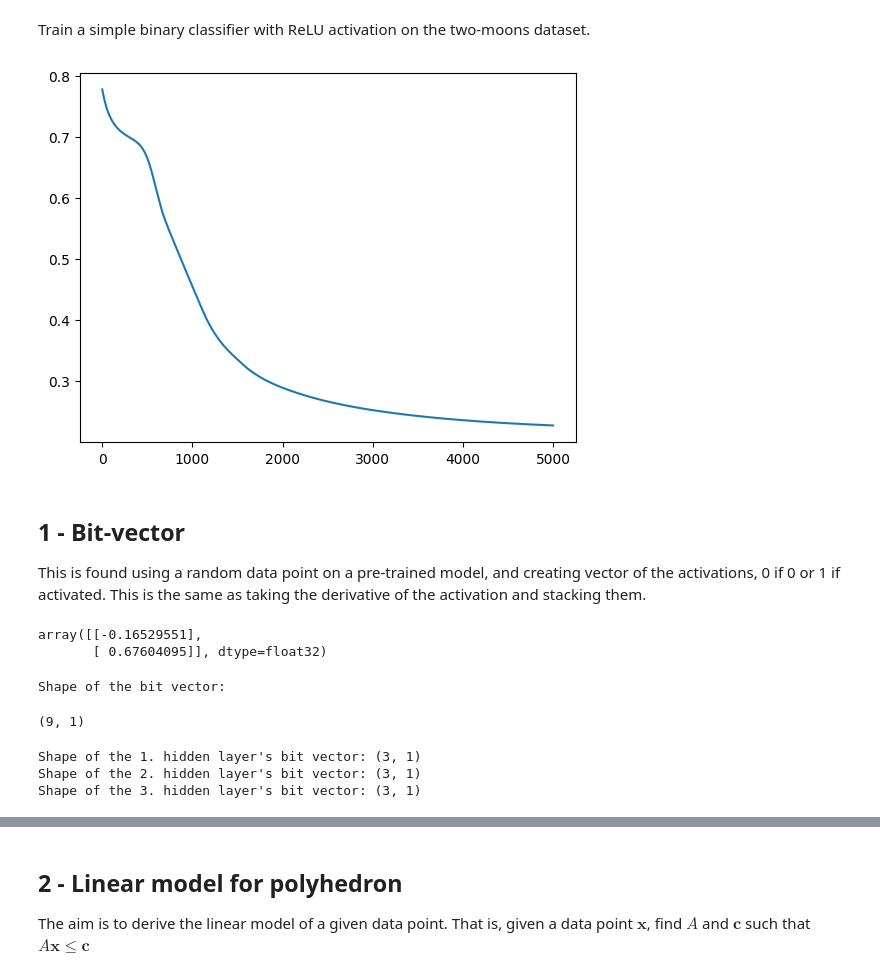
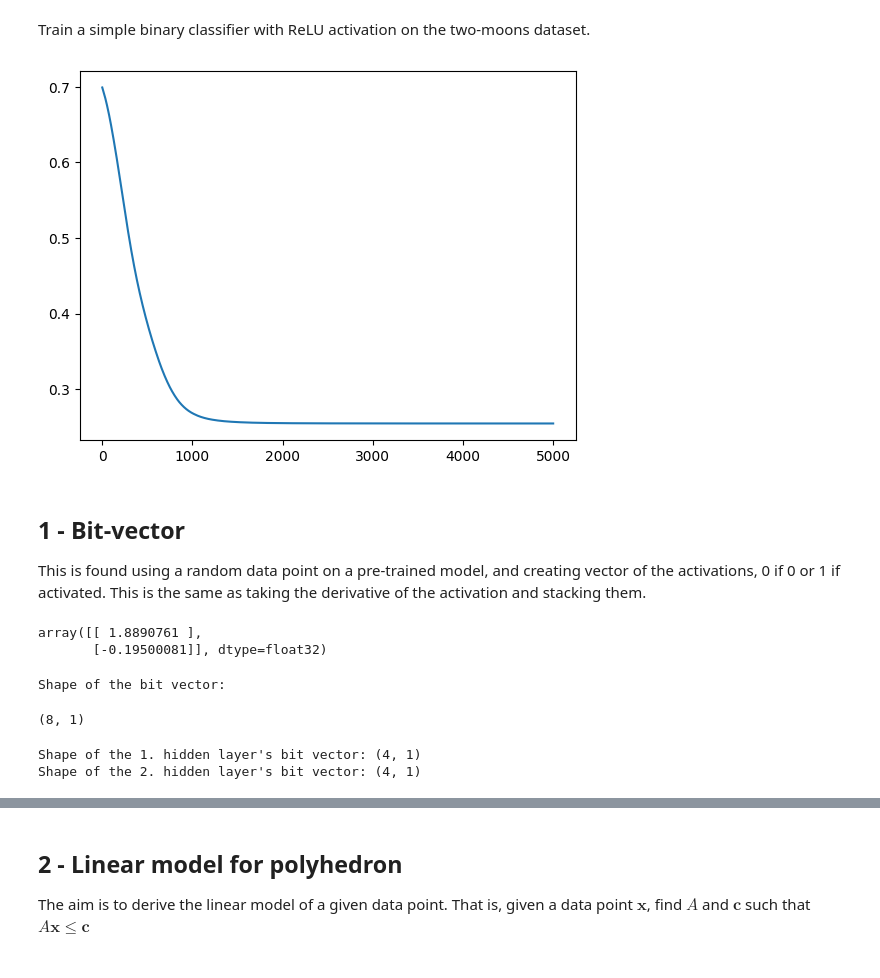
Before and after one commit to Johanmkr/WP1-Polyhedra, a Jupyter notebook: polytope_experiment.ipynb, the cells around one changed output, grey strips where cells are left out. Drawn from its saved outputs; the diff is of its cells as text; code cells hidden in the pictures.

```diff
--- a/polytope_experiment.ipynb
+++ b/polytope_experiment.ipynb
@@ -45,8 +46,8 @@ class MLP(nn.Module):
         self.relu1 = nn.ReLU()
         self.l2 = nn.Linear(3, 3)
         self.relu2 = nn.ReLU()
-        self.l3 = nn.Linear(3, 3)
-        self.relu3 = nn.ReLU()
+        # self.l3 = nn.Linear(3, 3)
+        # self.relu3 = nn.ReLU()
         self.out = nn.Linear(3, 1)
 
     def forward(self, x):
@@ -54,38 +55,38 @@ class MLP(nn.Module):
         out = x
         out = self.relu1(self.l1(out))
         out = self.relu2(self.l2(out))
-        out = self.relu3(self.l3(out))
+        # out = self.relu3(self.l3(out))
         out = torch.sigmoid(self.out(out).squeeze())
 
         return out
 
 
 # Train the model
 
 EPOCHS = 5000
 criterion = nn.BCELoss()
 
-model = MLP()
+model = utils.NeuralNet(input_size=2, num_classes=1, hidden_sizes=[4, 4])
 optimizer = torch.optim.Adam(model.parameters())
 losses = []
 
 for epoch in trange(EPOCHS):
     model.train()
     optimizer.zero_grad()
 
     out = model(x)
     loss = criterion(out, y)
     loss.backward()
     losses.append(loss.item())
     optimizer.step()
 
     optimizer.zero_grad()
 
 plt.figure(1)
 plt.plot(losses)
 plt.show()
 # %% [output]
-[figure, old version]
+[figure, new version]
 # %% [markdown]
 ## 1 - Bit-vector
 
@@ -96,8 +97,8 @@ model.eval()
 random_sample = to_np(x[0].unsqueeze(0).T)
 random_sample
 # %% [output]
-array([[-0.16529551],
-       [ 0.67604095]], dtype=float32)
+array([[ 1.8890761 ],
+       [-0.19500081]], dtype=float32)
 # %%
 # Get the bit vector. This will be a list of bit vectors, one for each sample, whose length is the number of ReLU activations in the model, stacked across layers.
 bit_vector_of_sample  = functions.bit_vector_from_relus(model, random_sample, stack_layers = True, verbose=False, get_unique_bit_vectors_only=False)
@@ -106,7 +107,7 @@ bit_vector_of_sample[0].shape
 # print(bit_vector_of_an_image)
 # %% [output]
 Shape of the bit vector:
-(9, 1)
+(8, 1)
 # %%
 # Get the same bit vectors, but without stacking across layers.
 bit_vector_of_sample_no_stack  = functions.bit_vector_from_relus(model, random_sample, stack_layers = False, verbose=False, get_unique_bit_vectors_only=False)
@@ -116,9 +117,8 @@ for a_bit_vector in bit_vector_of_sample_no_stack[0]:
     print(f"Shape of the {counter}. hidden layer's bit vector: {a_bit_vector.shape}")
     counter += 1
 # %% [output]
-Shape of the 1. hidden layer's bit vector: (3, 1)
-Shape of the 2. hidden layer's bit vector: (3, 1)
-Shape of the 3. hidden layer's bit vector: (3, 1)
+Shape of the 1. hidden layer's bit vector: (4, 1)
+Shape of the 2. hidden layer's bit vector: (4, 1)
 # %%
 print("Bit vector of the first sample:")
 print(bit_vector_of_sample)
```
Also changed, not shown: parts of 16 cells of this notebook, 3 other files.
